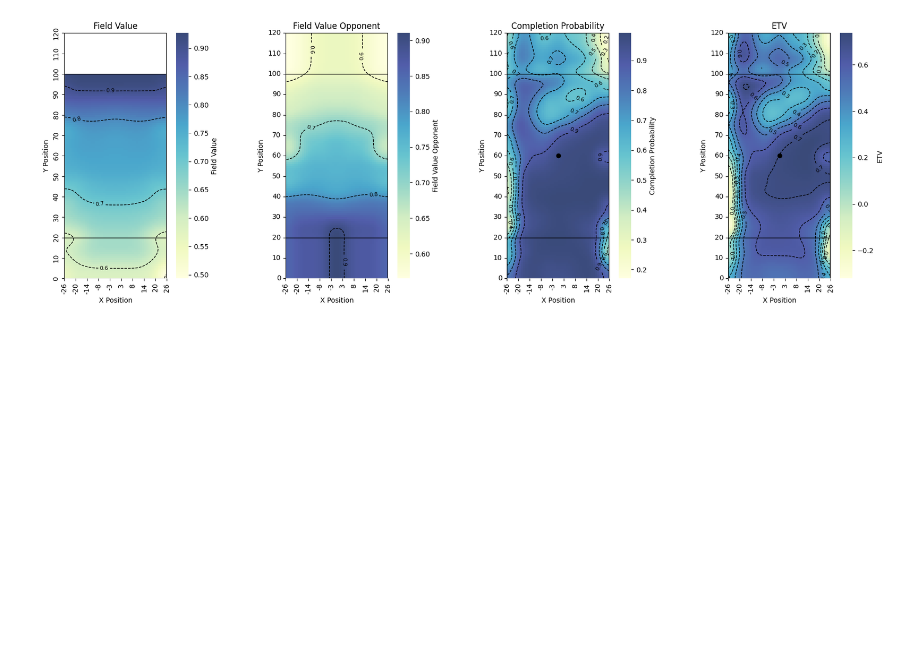
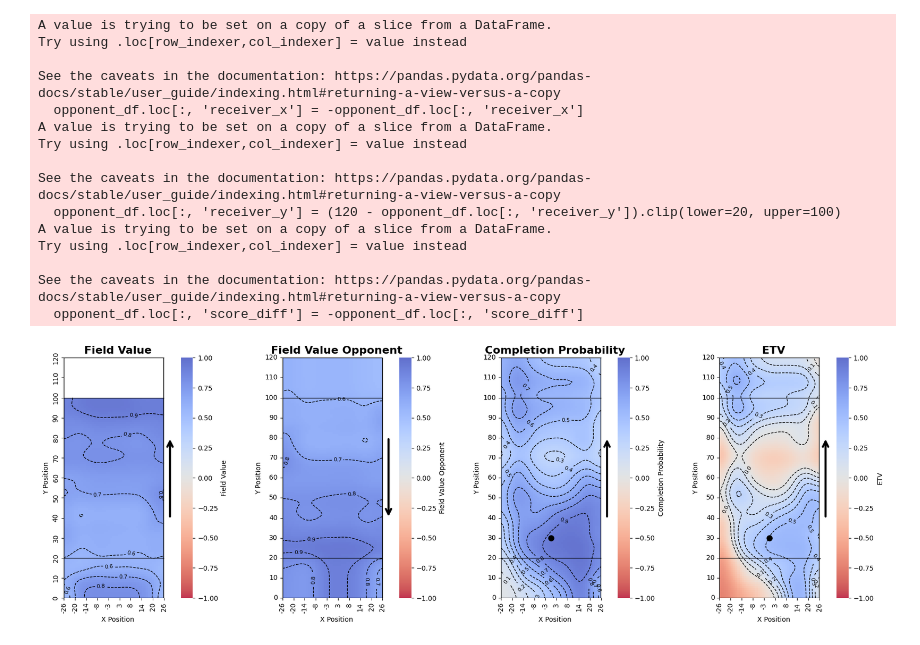
Before and after one commit to BradenEberhard/Expected-Throwing-Value, a Jupyter notebook: figures/etv_plots.ipynb, the cells around one changed output. Drawn from its saved outputs; the diff is of its cells as text; code cells hidden in the pictures; blank space fills up the shorter version.

```diff
--- a/figures/etv_plots.ipynb
+++ b/figures/etv_plots.ipynb
@@ -8,0 +47,20 @@ from helper_files.plotting_functions import get_opponent_df, generate_fv_grid, p
+# %%
+models = joblib.load('../data/models/xgb_models_auc.jblb')
+defaults = {'game_quarter':1, 'quarter_point':1,'score_diff':0,'times':11}
+sigma = 4
+thrower_x, thrower_y = 25, 45
+fig, axes = plt.subplots(1, 4, figsize=(18, 6))
+
+fv_grid = generate_fv_grid(-26.66, 26.67, 0, 100, 50, 100, default_columns=defaults)[models['fv_model']['features']]
+fv = plot_heatmap(models['fv_model']['model'], fv_grid, 50, 100, title='Field Value', scaler=models['fv_model']['scaler'], sigma=sigma, ax=axes[0])
+
+cp_grid = generate_cp_grid(thrower_x=thrower_x, thrower_y=thrower_y, default_columns=defaults)[models['cp_model']['features']]
+cp = plot_heatmap(models['cp_model']['model'], cp_grid[models['cp_model']['features']], 50, 120, title='Completion Probability', scaler=models['cp_model']['scaler'], sigma=sigma, ax=axes[2], highlight_point=(thrower_x, thrower_y))
+
+opponent_df = get_opponent_df(cp_grid)[models['fv_model']['features']]
+fv_opponent = plot_heatmap(models['fv_model']['model'], opponent_df, 50, 120, title='Field Value Opponent', scaler=models['fv_model']['scaler'], sigma=sigma, ax=axes[1])
+etv_model = ETVModel(models['cp_model'], models['fv_model'])
+etv = etv_model.predict(cp_grid).reshape(120,50)
+plot_heatmap(None, etv, 50, 120, title='ETV', sigma=sigma, ax=axes[3], highlight_point=(thrower_x, thrower_y))
+plt.tight_layout()
+plt.show()
@@ -9,22 +84,36 @@ from helper_files.plotting_functions import get_opponent_df, generate_fv_grid, p
 # %%
-models = joblib.load('../data/models/models_squared.jblb')
-defaults = {'possession_num':1, 'possession_throw':4,'game_quarter':1, 'quarter_point':1,'score_diff':0,'times':3}
-sigma = 3
-thrower_x, thrower_y = 25, 60
+defaults = {'possession_num':1, 'possession_throw':1,'game_quarter':1, 'quarter_point':1,'score_diff':0,'times':10}
+sigma = 4
+thrower_x, thrower_y = 25, 30
 fig, axes = plt.subplots(1, 4, figsize=(18, 6))
 
-fv_grid = generate_fv_grid(-26.66, 26.67, 0, 100, 50, 100, default_columns=defaults)[models['fv_features']]
+fv_grid = generate_fv_grid(-26.66, 26.67, 0, 100, 50, 100, default_columns=defaults)[models['fv_model']['features']]
 fv = plot_heatmap(models['fv_model']['model'], fv_grid, 50, 100, title='Field Value', scaler=models['fv_model']['scaler'], sigma=sigma, ax=axes[0])
 
-cp_grid = generate_cp_grid(thrower_x=thrower_x, thrower_y=thrower_y, default_columns=defaults)[models['cp_features']]
+cp_grid = generate_cp_grid(thrower_x=thrower_x, thrower_y=thrower_y, default_columns=defaults)[models['cp_model']['features']]
 cp = plot_heatmap(models['cp_model']['model'], cp_grid[models['cp_model']['features']], 50, 120, title='Completion Probability', scaler=models['cp_model']['scaler'], sigma=sigma, ax=axes[2], highlight_point=(thrower_x, thrower_y))
 
-opponent_df = get_opponent_df(cp_grid)[models['fv_features']]
+opponent_df = get_opponent_df(cp_grid)[models['fv_model']['features']]
 fv_opponent = plot_heatmap(models['fv_model']['model'], opponent_df, 50, 120, title='Field Value Opponent', scaler=models['fv_model']['scaler'], sigma=sigma, ax=axes[1])
 
 etv = models['etv_model'].predict(cp_grid).reshape(120,50)
 plot_heatmap(None, etv, 50, 120, title='ETV', sigma=sigma, ax=axes[3], highlight_point=(thrower_x, thrower_y))
 plt.tight_layout()
 plt.show()
 # %% [output]
+A value is trying to be set on a copy of a slice from a DataFrame.
+Try using .loc[row_indexer,col_indexer] = value instead
+
+See the caveats in the documentation: https://pandas.pydata.org/pandas-docs/stable/user_guide/indexing.html#returning-a-view-versus-a-copy
+  opponent_df.loc[:, 'receiver_x'] = -opponent_df.loc[:, 'receiver_x']
+A value is trying to be set on a copy of a slice from a DataFrame.
+Try using .loc[row_indexer,col_indexer] = value instead
+
+See the caveats in the documentation: https://pandas.pydata.org/pandas-docs/stable/user_guide/indexing.html#returning-a-view-versus-a-copy
+  opponent_df.loc[:, 'receiver_y'] = (120 - opponent_df.loc[:, 'receiver_y']).clip(lower=20, upper=100)
+A value is trying to be set on a copy of a slice from a DataFrame.
+Try using .loc[row_indexer,col_indexer] = value instead
+
+See the caveats in the documentation: https://pandas.pydata.org/pandas-docs/stable/user_guide/indexing.html#returning-a-view-versus-a-copy
+  opponent_df.loc[:, 'score_diff'] = -opponent_df.loc[:, 'score_diff']
-[figure, old version]
+[figure, new version]
```
Also changed, not shown: parts of 7 cells of this notebook, 20 other files.
